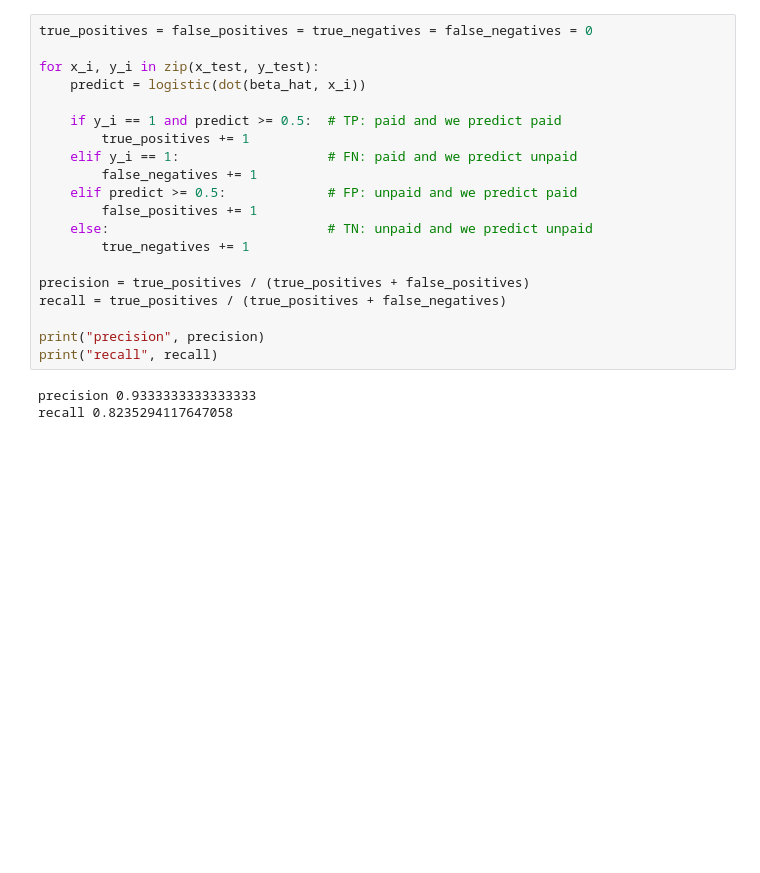
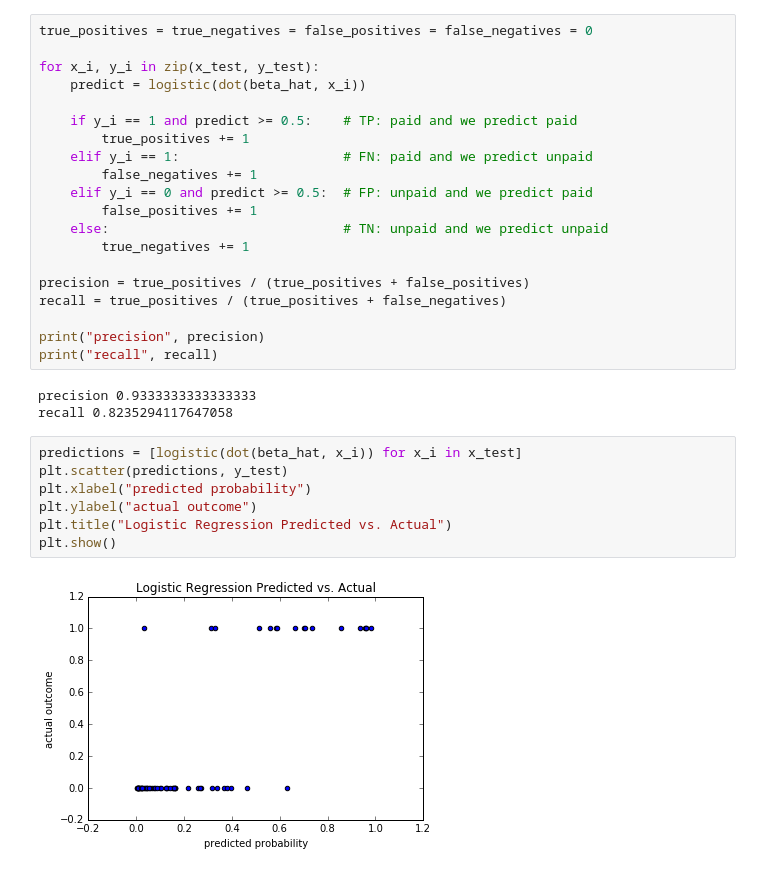
Before and after one commit to rnder/data-science-from-scratch, a Jupyter notebook: notebook/ch16_logistic_regression.ipynb, the cells around one changed output. Saved outputs shown, nothing was run; the diff lists cells and outputs as text; blank space fills up the shorter version.

```diff
--- a/notebook/ch16_logistic_regression.ipynb
+++ b/notebook/ch16_logistic_regression.ipynb
@@ -89,16 +139,16 @@ beta stochastic [-1.9033596650613738, 4.048485018705759, -3.8747571420402442]
 # %%
-true_positives = false_positives = true_negatives = false_negatives = 0
+true_positives = true_negatives = false_positives = false_negatives = 0
 
 for x_i, y_i in zip(x_test, y_test):
     predict = logistic(dot(beta_hat, x_i))
 
-    if y_i == 1 and predict >= 0.5:  # TP: paid and we predict paid
+    if y_i == 1 and predict >= 0.5:    # TP: paid and we predict paid
         true_positives += 1
-    elif y_i == 1:                   # FN: paid and we predict unpaid
+    elif y_i == 1:                     # FN: paid and we predict unpaid
         false_negatives += 1
-    elif predict >= 0.5:             # FP: unpaid and we predict paid
+    elif y_i == 0 and predict >= 0.5:  # FP: unpaid and we predict paid
         false_positives += 1
-    else:                            # TN: unpaid and we predict unpaid
+    else:                              # TN: unpaid and we predict unpaid
         true_negatives += 1
 
 precision = true_positives / (true_positives + false_positives)
@@ -109,3 +159,12 @@ print("recall", recall)
 # %% [output]
 precision 0.9333333333333333
 recall 0.8235294117647058
+# %%
+predictions = [logistic(dot(beta_hat, x_i)) for x_i in x_test]
+plt.scatter(predictions, y_test)
+plt.xlabel("predicted probability")
+plt.ylabel("actual outcome")
+plt.title("Logistic Regression Predicted vs. Actual")
+plt.show()
+# %% [output]
+[figure, added]
```
Also changed, not shown: parts of 14 cells of this notebook, 1 other file.
